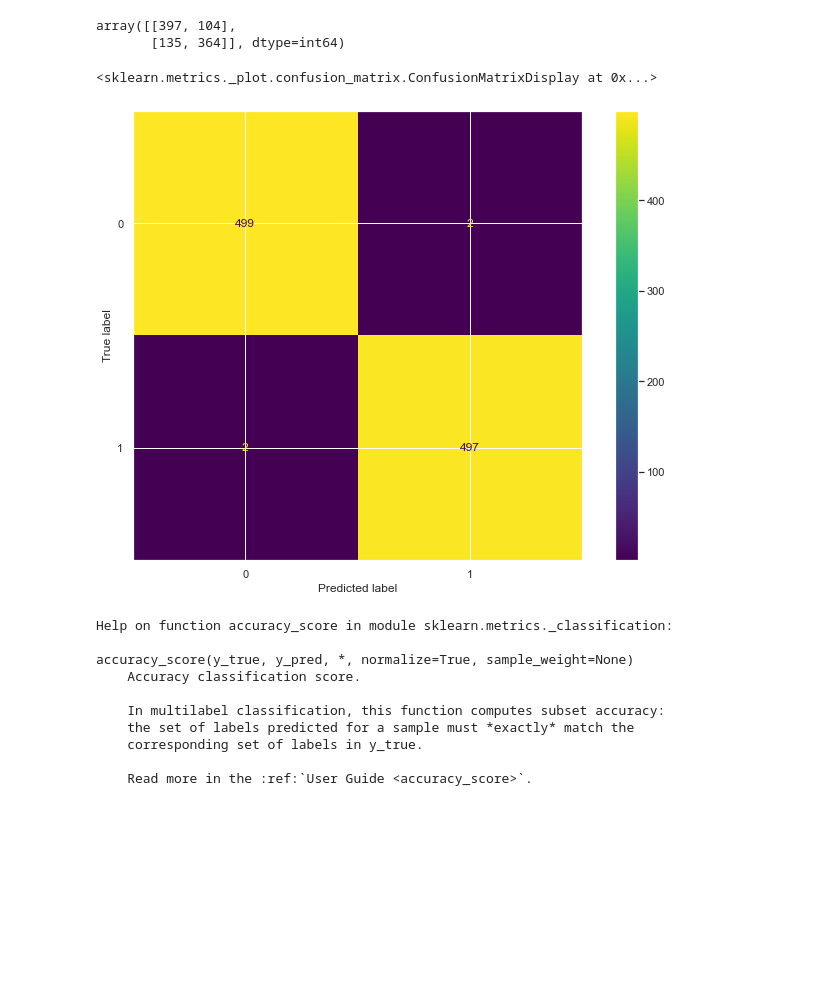
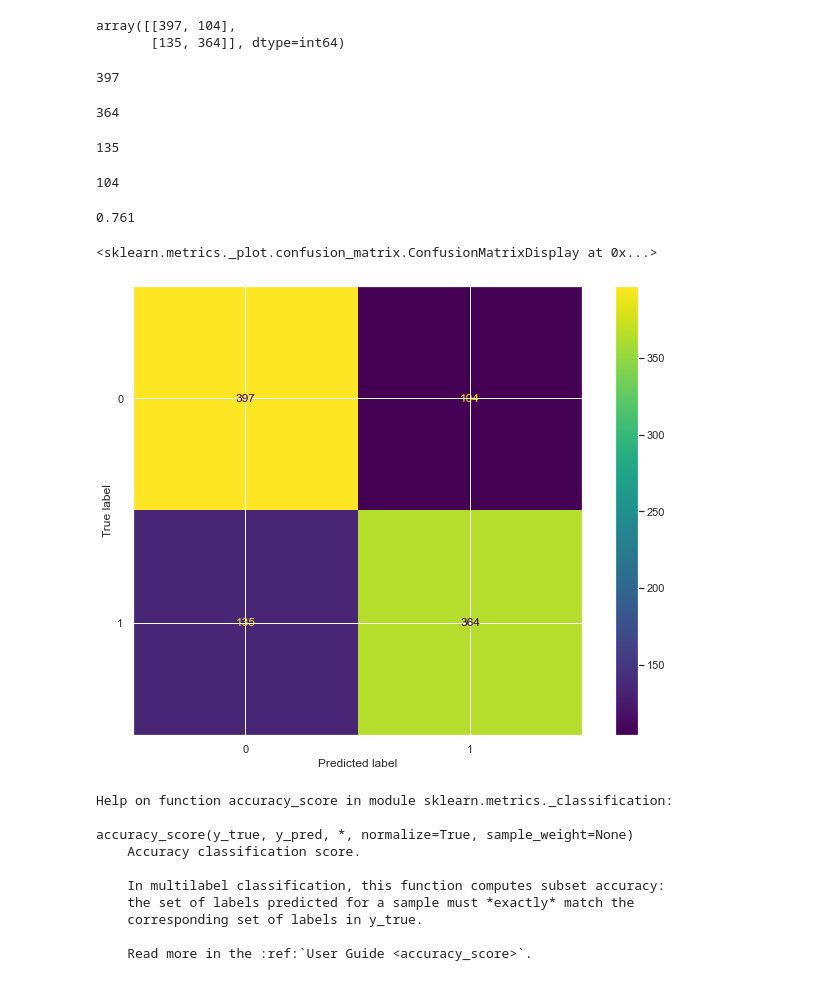
Before and after one commit to vvseva/DS_DAPS, a Jupyter notebook: 4-lab/4-prediction.ipynb, the cells around one changed output. Cells and saved outputs as stored; diff of their text form; code cells hidden in the pictures; blank space fills up the shorter version.

```diff
--- a/4-lab/4-prediction.ipynb
+++ b/4-lab/4-prediction.ipynb
@@ -98,12 +118,37 @@ cm
 # %% [output]
 array([[397, 104],
        [135, 364]], dtype=int64)
+# %%
+TN = cm[0, 0]
+TN
+# %% [output]
+397
+# %%
+TP = cm[1, 1]
+TP
+# %% [output]
+364
+# %%
+FN = cm[1, 0]
+FN
+# %% [output]
+135
+# %%
+FP = cm[0, 1]
+FP
+# %% [output]
+104
+# %%
+Acc = (TP + TN) / cm.sum()
+Acc
+# %% [output]
+0.761
 # %%
 from sklearn.metrics import ConfusionMatrixDisplay
-ConfusionMatrixDisplay.from_predictions(df_synt_predicted['real'], df_synt_predicted['gmm'])
+ConfusionMatrixDisplay.from_predictions(df_synt_predicted['real'], df_synt_predicted['kmean'])
 # %% [output]
 <sklearn.metrics._plot.confusion_matrix.ConfusionMatrixDisplay at 0x...>
-[figure, old version]
+[figure, new version]
 # %%
 from sklearn.metrics import accuracy_score
 help(accuracy_score)
```
Also changed, not shown: parts of 13 cells of this notebook, 2 other files.
